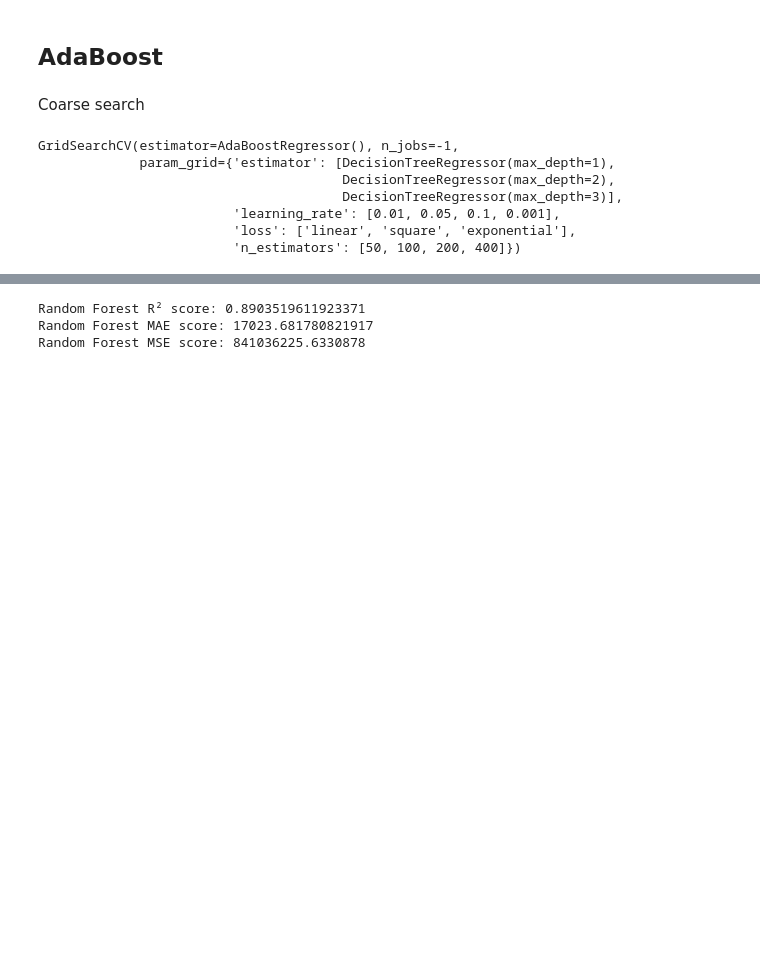
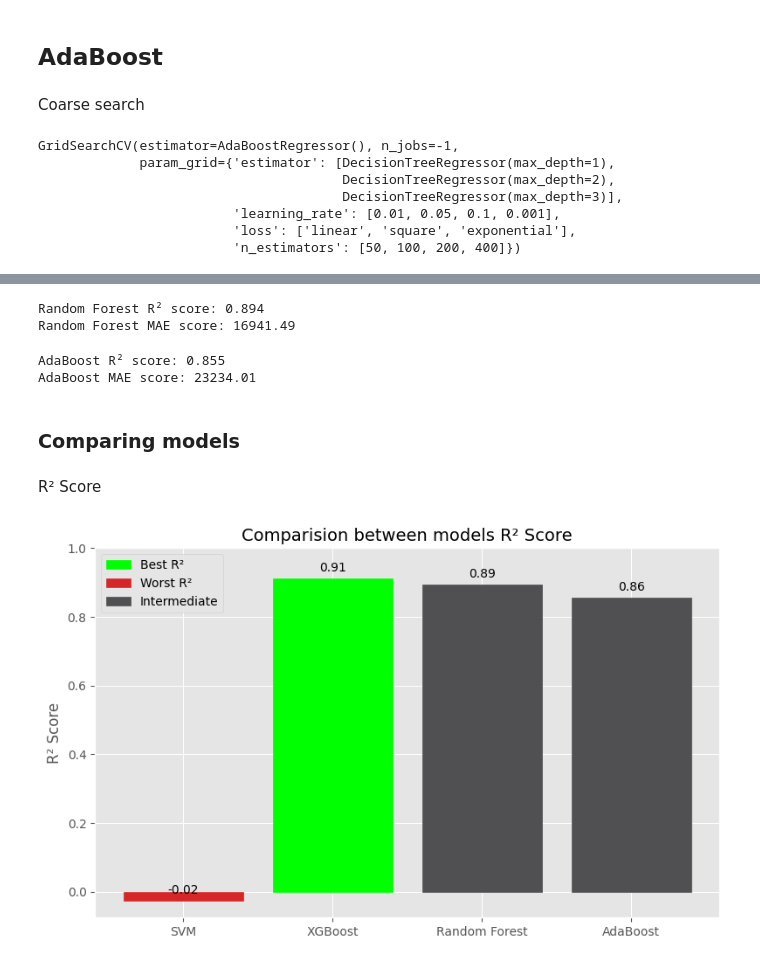
Before and after one commit to victorvmm/HousePricingPrediction, a Jupyter notebook: Model/Model.ipynb, the cells around one changed output, grey strips where cells are left out. Cells and saved outputs as stored; diff of their text form; code cells hidden in the pictures; blank space fills up the shorter version.

Commit message:
Finalizando análise dos modelos, ajeitando testes.

```diff
--- a/Model/Model.ipynb
+++ b/Model/Model.ipynb
@@ -231,10 +256,78 @@ rand_f.fit(train_data, train_target)
 
 predr = rand_f.predict(test_data)
 
-print(f"Random Forest R² score: {r2_score(test_target, predr)}")
-print(f"Random Forest MAE score: {mean_absolute_error(test_target, predr)}")
-print(f"Random Forest MSE score: {mean_squared_error(test_target, predr)}")
+randf_r2 = r2_score(test_target, predr)
+randf_mae = mean_absolute_error(test_target, predr)
+randf_mse = mean_squared_error(test_target, predr)
+
+print(f"Random Forest R² score: {randf_r2:.3f}")
+print(f"Random Forest MAE score: {randf_mae:.2f}")
 # %% [output]
-Random Forest R² score: 0.8903519611923371
-Random Forest MAE score: 17023.681780821917
-Random Forest MSE score: 841036225.6330878
+Random Forest R² score: 0.894
+Random Forest MAE score: 16941.49
+# %%
+adaBR.fit(train_data, train_target)
+
+preda = adaBR.predict(test_data)
+
+ada_r2 = r2_score(test_target, preda)
+ada_mae = mean_absolute_error(test_target, preda)
+ada_mse = mean_squared_error(test_target, preda)
+
+print(f"AdaBoost R² score: {ada_r2:.3f}")
+print(f"AdaBoost MAE score: {ada_mae:.2f}")
+# %% [output]
+AdaBoost R² score: 0.855
+AdaBoost MAE score: 23234.01
+# %% [markdown]
+### Comparing models
+# %%
+models = ['SVM', 'XGBoost', 'Random Forest', 'AdaBoost']
+
+r2_scores = [svr_r2, xgb_r2, randf_r2, ada_r2]
+
+mae = [svr_mae, xgb_mae, randf_mae, ada_mae]
+
+mse = [svr_mse, xgb_mse, randf_mse, ada_mse]
+# %% [markdown]
+R² Score
+# %%
+plt.style.use('ggplot')
+
+fig, ax = plt.subplots(figsize=(8,5))
+
+colors = ['#d62728', "#00ff00", "#505053"]
+
+bars = ax.bar(models, r2_scores, color=colors)
+
+ax.set_title('Comparision between models R² Score', fontsize=14)
+ax.set_ylabel('R² Score')
+
+max_idx = r2_scores.index(max(r2_scores))
+min_idx = r2_scores.index(min(r2_scores))
+
+for i, bar in enumerate(bars):
+    if i == max_idx:
+        bar.set_color(colors[1])
+    elif i == min_idx:
+        bar.set_color(colors[0])
+    else:
+        bar.set_color(colors[2])
+ax.set_ylim(min(r2_scores)-0.05, 1)
+
+best = mpatches.Patch(color=colors[1], label='Best R²')
+worst = mpatches.Patch(color=colors[0], label='Worst R²')
+interm = mpatches.Patch(color=colors[2], label='Intermediate')
+
+ax.legend(handles=[best, worst, interm])
+
+for bar in bars:
+    altura = bar.get_height()
+    ax.text(bar.get_x() + bar.get_width()/2, altura + 0.02,
+            f'{altura:.2f}',
+            ha='center', fontsize=10)
+
+plt.tight_layout()
+plt.show()
+# %% [output]
+[figure, added]
```
Also changed, not shown: parts of 13 cells of this notebook, 3 other files.
